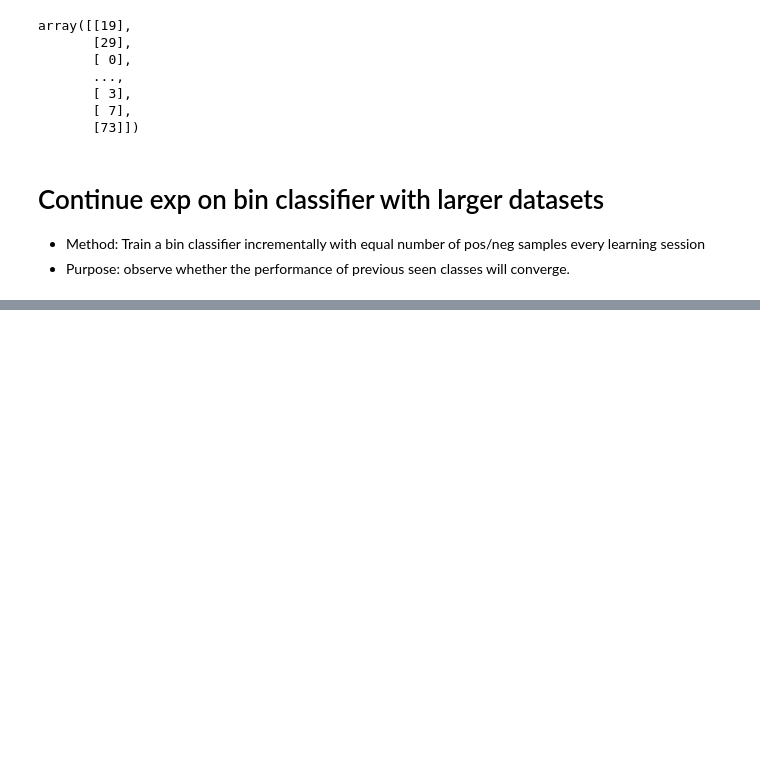
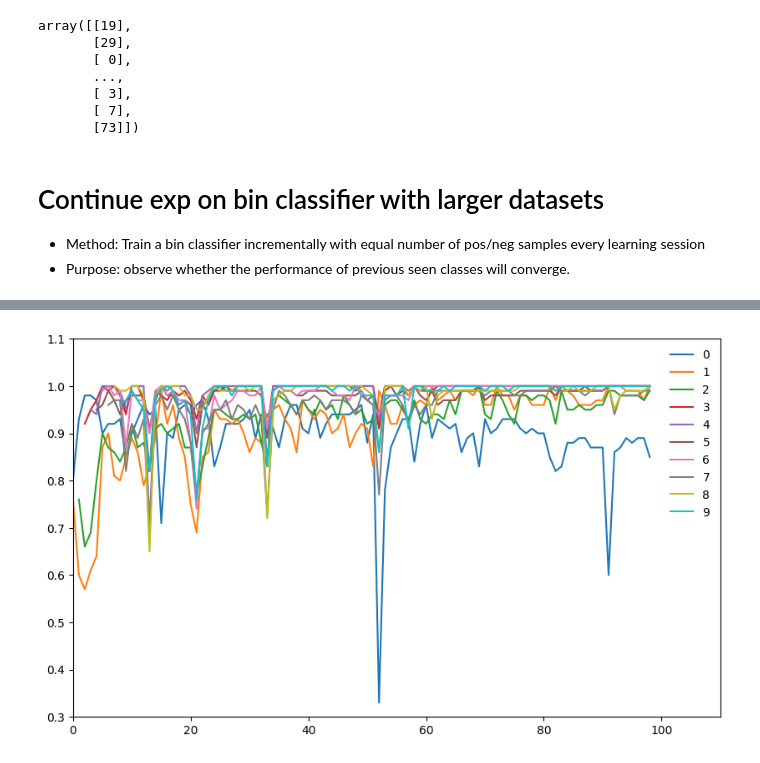
Before and after one commit to fallawk/seq_learning, a Jupyter notebook: bin_classifier_exp#2.ipynb, the cells around one changed output, grey strips where cells are left out. Cells and saved outputs as stored; diff of their text form; code cells hidden in the pictures; blank space fills up the shorter version.

```diff
--- a/bin_classifier_exp#2.ipynb
+++ b/bin_classifier_exp#2.ipynb
@@ -123,18 +96,29 @@ def train_schemer(train_set, eva_set, pos_sample=[0], scheme=None, label_pool=No
+# %%
+def update_hist(hist, re_dict):
+    n = 0
+    for cls, acc_li in hist.items():
+        n = len(acc_li)
+        break
+    for cls, (loss, acc) in re_dict.items():
+        hist.setdefault(cls, [None for x in range(n)])
+        hist[cls].append(acc)
+    return hist
 # %%
 pos_sample = [0]
 trainer = train_schemer((x_train, y_train), (x_test, y_test), scheme=[[x] for x in range(1, 100)])
-
+acc_hist = {} # cls: [acc_on_session]
 seen_labels = set(pos_sample)
 while True:
-    print("*"*20)
-    print('Next session begins:', end=' ')
+    print("*"*40)
+    print('Next session begins, ', end=' ')
     sess_inst = next(trainer)
     if sess_inst is None:
         break
     x_train_sess, y_train_sess, neg_sample = sess_inst
     print('newly arrived neg samples: ', neg_sample)
     test_model.fit(x=x_train_sess, y=y_train_sess, epochs=1, verbose=0)
-    seen_labels.union(set(neg_sample))
+    seen_labels = seen_labels.union(set(neg_sample))
     re_dict = eva_bin_on_cls(test_model, x_test, y_test, list(seen_labels), pos_sample)
-    print_eva_re_dic(re_dict)
+    #print_eva_re_dic(re_dict)
+    acc_hist = update_hist(acc_hist, re_dict)
 # %% [output]
@@ -144,0 +153,22 @@ test_model.evaluate?
+# %%
+import matplotlib.pylab as plt
+def plot_acc(hist, cls=None):
+    # cls = None means plot all cls
+    # plt.ylim(0.3, 1.0)
+    if cls is None:
+        for cls, acc_li in hist.items():
+            plt.plot(acc_li, label=str(cls))
+    else:
+        for v in cls:
+            plt.plot(hist[v], label=str(v))
+# %%
+x_ = 0
+# %%
+plt.figure(figsize=(10,6), dpi=100)
+plt.xlim(0, 110)
+plt.ylim(0.3, 1.1)
+plot_acc(acc_hist, [x for x in range(x_, x_+10)])
+plt.legend(loc='upper right', frameon=False)
+x_ += 10
+# %% [output]
+[figure, added]
```
Also changed, not shown: parts of 14 cells of this notebook.
